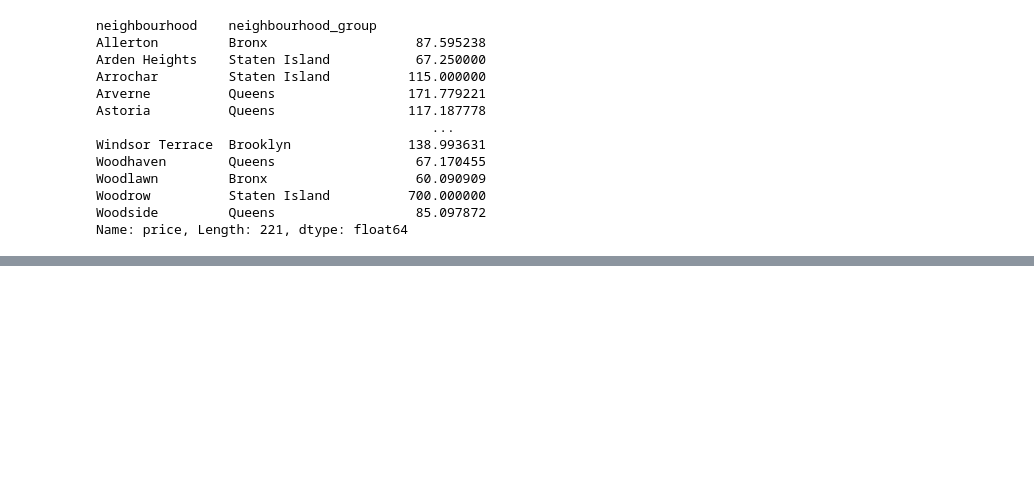
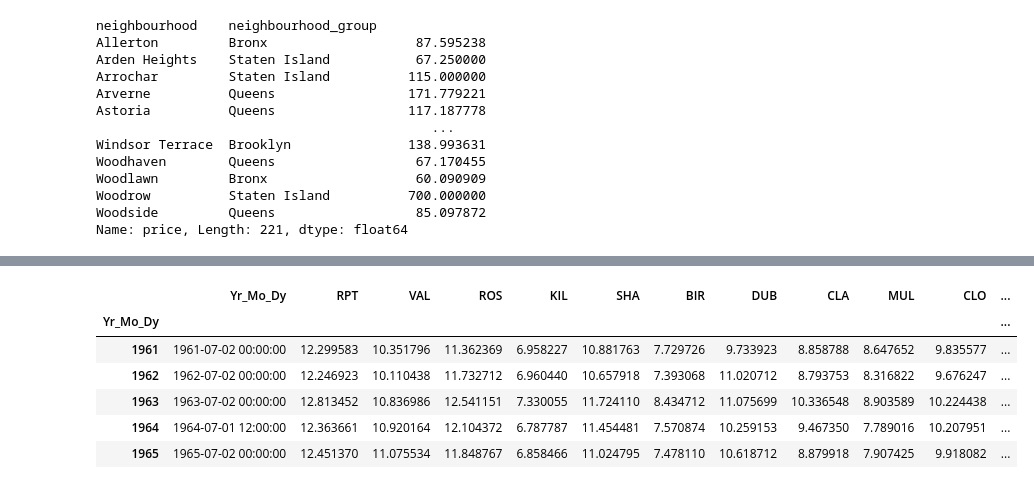
Before and after one commit to leejongseok1/Data-Analysis, a Jupyter notebook: 빅데이터분석기사_실기_연습문제100.ipynb, the cells around one changed output, grey strips where cells are left out. Drawn from its saved outputs; the diff is of its cells as text; code cells hidden in the pictures; blank space fills up the shorter version.

```diff
--- a/빅데이터분석기사_실기_연습문제100.ipynb
+++ b/빅데이터분석기사_실기_연습문제100.ipynb
@@ -482,0 +658,4 @@ Name: price, Length: 221, dtype: float64
+# %%
+url = 'https://raw.githubusercontent.com/Datamanim/pandas/main/timeTest.csv'
+df6 = pd.read_csv(url)
+df6.info()
@@ -482,0 +683,4 @@ Name: price, Length: 221, dtype: float64
+# %%
+df6.Yr_Mo_Dy = pd.to_datetime(df6.Yr_Mo_Dy)
+ans = df6.Yr_Mo_Dy
+ans.head()
@@ -482,0 +714,10 @@ Name: price, Length: 221, dtype: float64
+# %%
+df6.groupby(df6.Yr_Mo_Dy.dt.year).mean().head()
+# %% [output]
+|  | Yr_Mo_Dy | RPT | VAL | ROS | KIL | SHA | BIR | DUB | CLA | MUL | CLO | ... |
+| Yr_Mo_Dy |  |  |  |  |  |  |  |  |  |  |  | ... |
+| 1961 | 1961-07-02 00:00:00 | 12.299583 | 10.351796 | 11.362369 | 6.958227 | 10.881763 | 7.729726 | 9.733923 | 8.858788 | 8.647652 | 9.835577 | ... |
+| 1962 | 1962-07-02 00:00:00 | 12.246923 | 10.110438 | 11.732712 | 6.960440 | 10.657918 | 7.393068 | 11.020712 | 8.793753 | 8.316822 | 9.676247 | ... |
+| 1963 | 1963-07-02 00:00:00 | 12.813452 | 10.836986 | 12.541151 | 7.330055 | 11.724110 | 8.434712 | 11.075699 | 10.336548 | 8.903589 | 10.224438 | ... |
+| 1964 | 1964-07-01 12:00:00 | 12.363661 | 10.920164 | 12.104372 | 6.787787 | 11.454481 | 7.570874 | 10.259153 | 9.467350 | 7.789016 | 10.207951 | ... |
+| 1965 | 1965-07-02 00:00:00 | 12.451370 | 11.075534 | 11.848767 | 6.858466 | 11.024795 | 7.478110 | 10.618712 | 8.879918 | 7.907425 | 9.918082 | ... |
```
Also changed, not shown: parts of 33 cells of this notebook.
